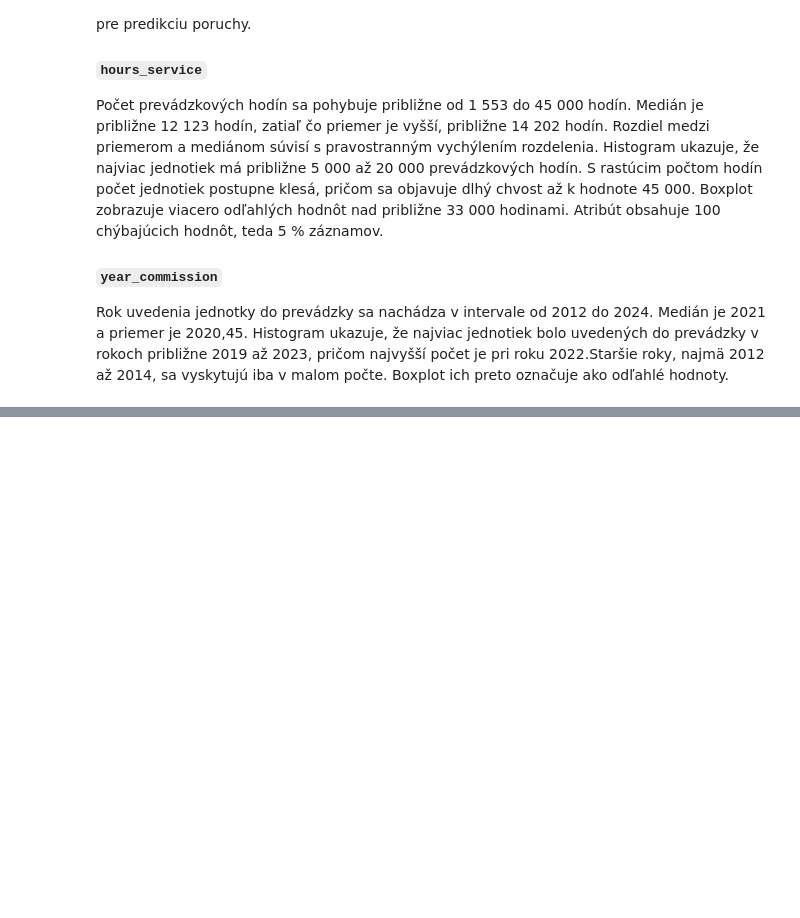
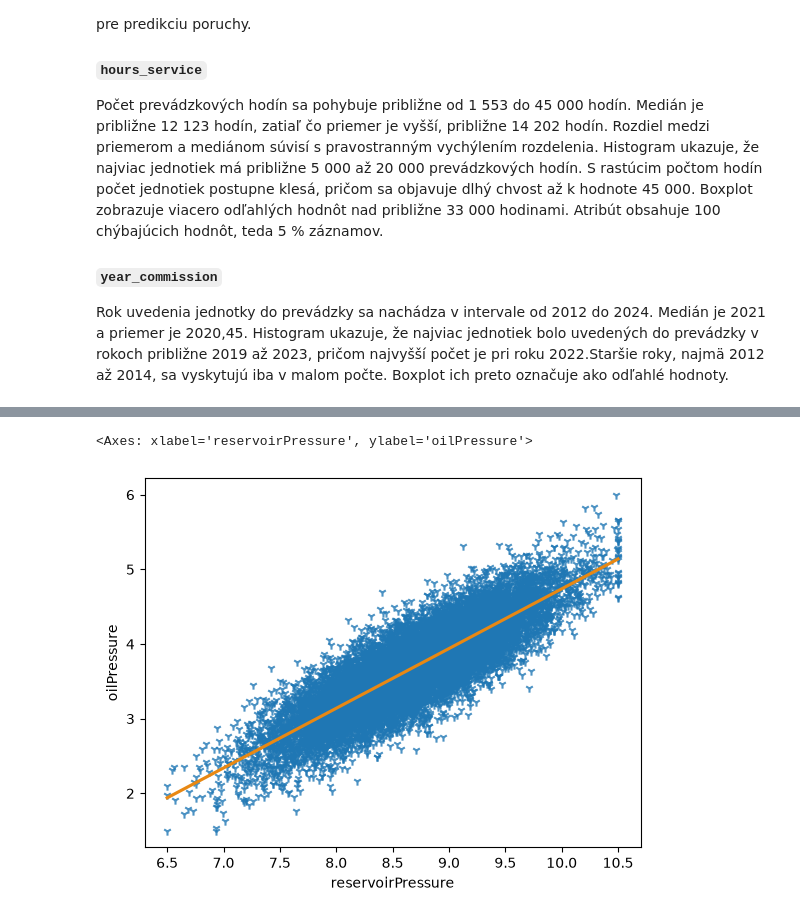
Before and after one commit to Langos428/IAU_projekt, a Jupyter notebook: projekt.ipynb, the cells around one changed output, grey strips where cells are left out. Cells and saved outputs as stored; diff of their text form; code cells hidden in the pictures; blank space fills up the shorter version.

```diff
--- a/projekt.ipynb
+++ b/projekt.ipynb
@@ -341,0 +362,5 @@ Rok uvedenia jednotky do prevádzky sa nachádza v intervale od 2012 do 2024. Me
+# %%
+sns.regplot(x="reservoirPressure", y="oilPressure", data=readings_df, marker="1", line_kws={"color" : "#E88813"})
+# %% [output]
+<Axes: xlabel='reservoirPressure', ylabel='oilPressure'>
+[figure, added]
```
Also changed, not shown: parts of 3 cells of this notebook.
